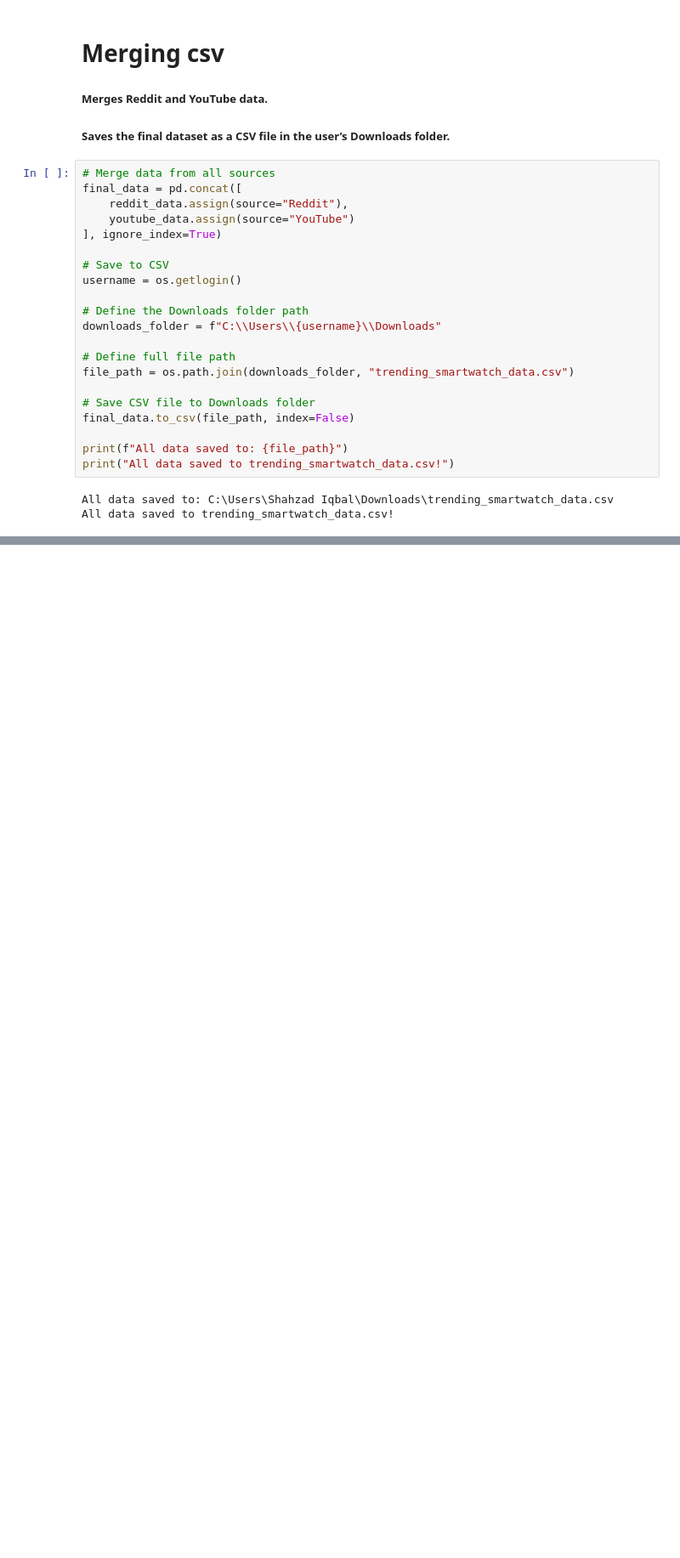
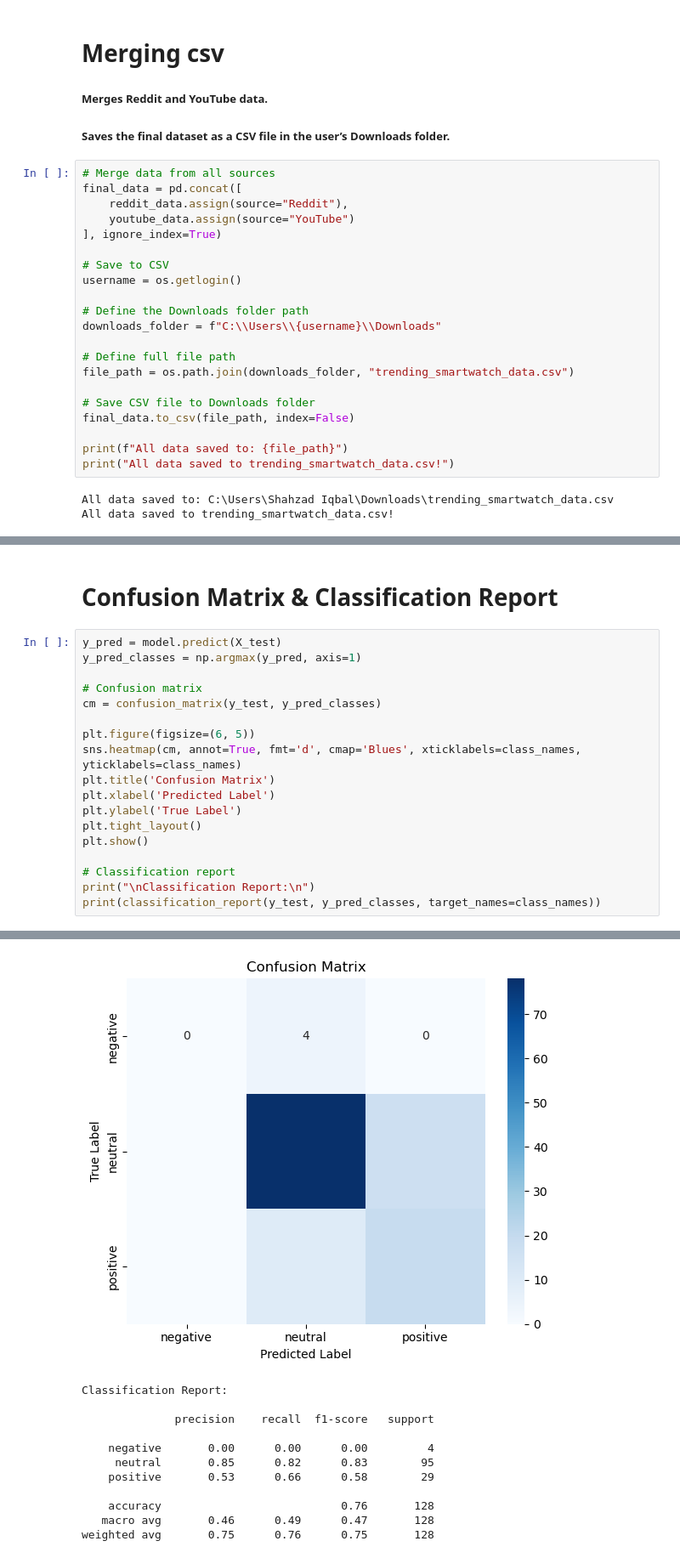
Before and after one commit to shazadIqbal/Trending-product-ml, a Jupyter notebook: Trending_Product.ipynb, the cells around one changed output, grey strips where cells are left out. Shown: that part at 85% size. Cells and saved outputs as stored; diff of their text form; blank space fills up the shorter version.

```diff
--- a/Trending_Product.ipynb
+++ b/Trending_Product.ipynb
@@ -407,0 +424,21 @@ Text: The watch is okay, but I expected better features. → Sentiment: Positive
+# %% [markdown]
+# Confusion Matrix & Classification Report
+# %%
+y_pred = model.predict(X_test)
+y_pred_classes = np.argmax(y_pred, axis=1)
+
+# Confusion matrix
+cm = confusion_matrix(y_test, y_pred_classes)
+
+plt.figure(figsize=(6, 5))
+sns.heatmap(cm, annot=True, fmt='d', cmap='Blues', xticklabels=class_names, yticklabels=class_names)
+plt.title('Confusion Matrix')
+plt.xlabel('Predicted Label')
+plt.ylabel('True Label')
+plt.tight_layout()
+plt.show()
+
+# Classification report
+print("\nClassification Report:\n")
+print(classification_report(y_test, y_pred_classes, target_names=class_names))
+# %% [output]
@@ -407,0 +446,12 @@ Text: The watch is okay, but I expected better features. → Sentiment: Positive
+[figure, added]
+Classification Report:
+
+              precision    recall  f1-score   support
+
+    negative       0.00      0.00      0.00         4
+     neutral       0.85      0.82      0.83        95
+    positive       0.53      0.66      0.58        29
+
+    accuracy                           0.76       128
+   macro avg       0.46      0.49      0.47       128
+weighted avg       0.75      0.76      0.75       128
```
Also changed, not shown: parts of 42 cells of this notebook, 1 other file.
